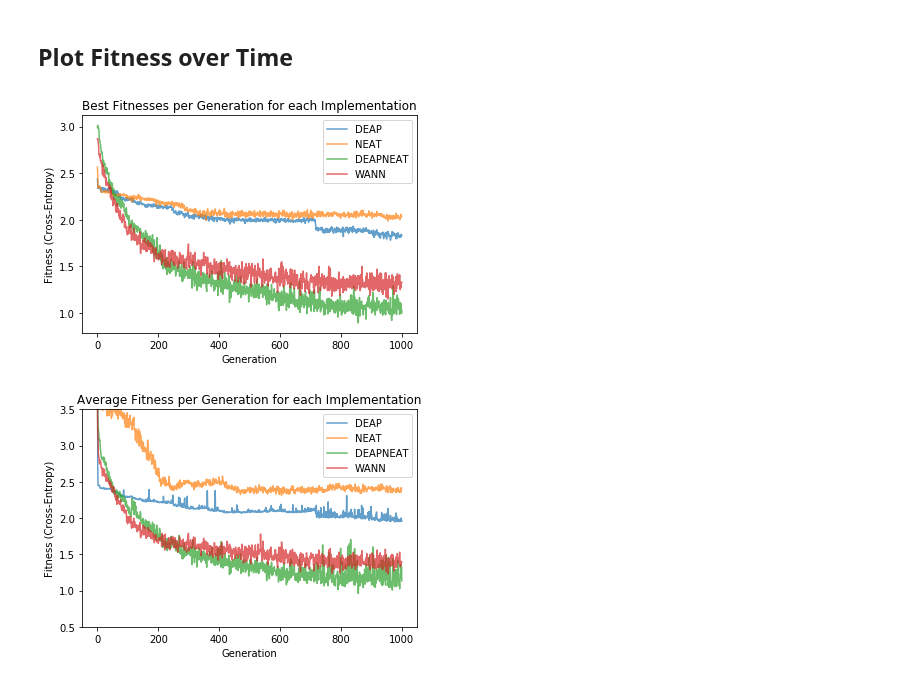
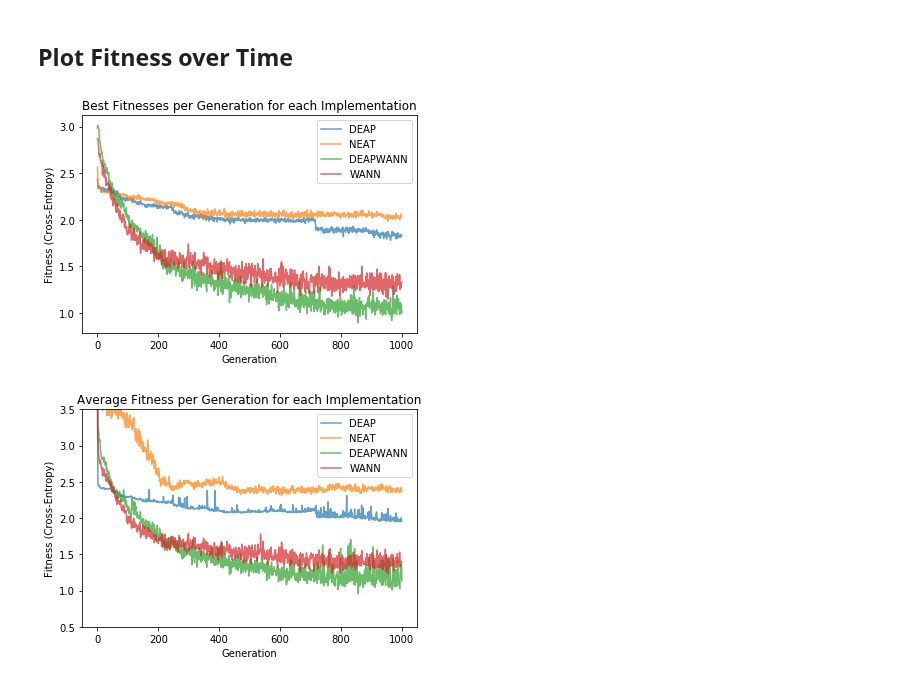
Before and after one commit to Avuerro/NaturalComputing, a Jupyter notebook: Project/Fashion-MNIST Results.ipynb, the cells around one changed output. Saved outputs shown, nothing was run; the diff lists cells and outputs as text; code cells hidden in the pictures.

Commit message:
added nodes and connection avg plots and renamed deapneat to deapwann in plots

```diff
--- a/Project/Fashion-MNIST Results.ipynb
+++ b/Project/Fashion-MNIST Results.ipynb
@@ -334,8 +338,13 @@ with open(RESULTS_FILENAME, "rb") as f:
 
 # Extract generation IDs, minimum fitnesses and average total heights per generation
 gen = log.select("gen")
-fitness_best_deapneat = log.chapters["avg_fitness"].select("min")
-fitness_avg_deapneat = log.chapters["avg_fitness"].select("avg")
+fitness_best_deapwann = log.chapters["avg_fitness"].select("min")
+fitness_avg_deapwann = log.chapters["avg_fitness"].select("avg")
+
+avg_nr_of_connections_deapwann = log.chapters['connections'].select("avg")
+generation_length = len(log.chapters['hidden'].select('avg'))
+avg_nr_of_nodes_deapwann = log.chapters['hidden'].select("avg")\
++ np.full(generation_length, 256) + np.full(generation_length,10)
 # %% [markdown]
 ## Load Results WANN
 # %%
@@ -349,21 +360,21 @@ fitness_avg_wann = stats[:,7]
 # %%
 plt.plot(fitness_best_deap, label = 'DEAP', alpha=0.7)
 plt.plot(abs(fitness_best_neat), label = 'NEAT', alpha=0.7)
-plt.plot(fitness_best_deapneat, label = 'DEAPNEAT',alpha=0.7 )
+plt.plot(fitness_best_deapwann, label = 'DEAPWANN',alpha=0.7 )
 plt.plot(abs(fitness_best_wann), label = 'WANN', alpha=0.7)
 
 plt.title("Best Fitnesses per Generation for each Implementation")
 plt.xlabel('Generation')
 plt.ylabel('Fitness (Cross-Entropy)')
 plt.legend()
 plt.savefig('best_fitness_{}.png'.format(DATASET))
 plt.show()
 # %% [output]
-[figure, old version]
+[figure, new version]
 # %%
 plt.plot(fitness_avg_deap, label = 'DEAP', alpha=0.7)
 plt.plot(abs(fitness_avg_neat), label = 'NEAT', alpha=0.7)
-plt.plot(fitness_avg_deapneat, label = 'DEAPNEAT',alpha=0.7 )
+plt.plot(fitness_avg_deapwann, label = 'DEAPWANN',alpha=0.7 )
 plt.plot(abs(fitness_avg_wann), label = 'WANN', alpha=0.7)
 plt.ylim(0.5, 3.5)
 plt.title("Average Fitness per Generation for each Implementation")
@@ -373,4 +384,4 @@ plt.legend()
 plt.savefig('avg_fitness_{}.png'.format(DATASET))
 plt.show()
 # %% [output]
-[figure, old version]
+[figure, new version]
```
Also changed, not shown: parts of 6 cells of this notebook, 11 other files.
